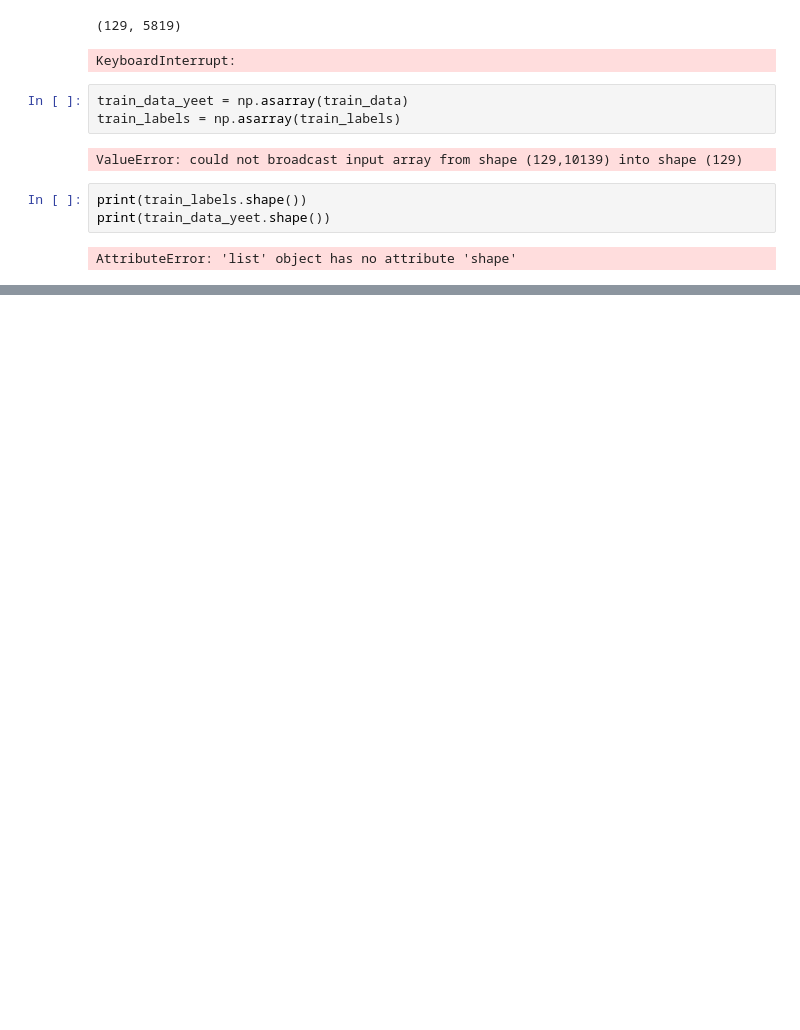
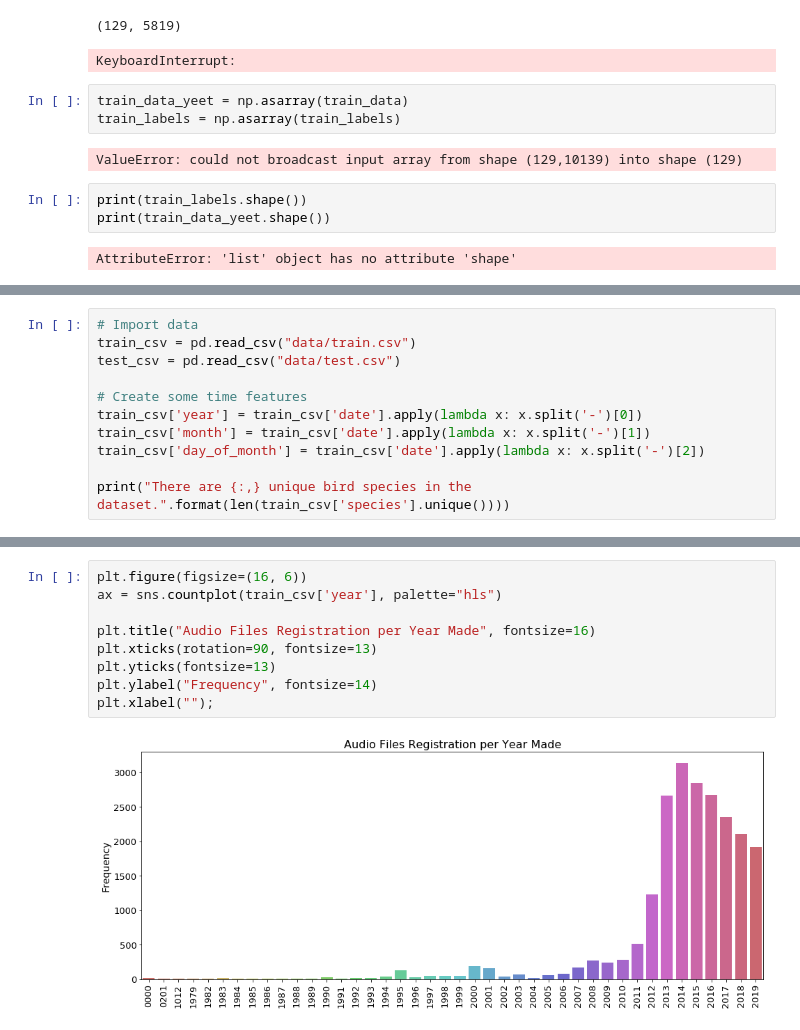
Before and after one commit to mehaKumar/birb, a Jupyter notebook: dataloader.ipynb, the cells around one changed output, grey strips where cells are left out. Cells and saved outputs as stored; diff of their text form; blank space fills up the shorter version.

```diff
--- a/dataloader.ipynb
+++ b/dataloader.ipynb
@@ -53,0 +82,11 @@ AttributeError: 'list' object has no attribute 'shape'
+# %%
+# Import data
+train_csv = pd.read_csv("data/train.csv")
+test_csv = pd.read_csv("data/test.csv")
+
+# Create some time features
+train_csv['year'] = train_csv['date'].apply(lambda x: x.split('-')[0])
+train_csv['month'] = train_csv['date'].apply(lambda x: x.split('-')[1])
+train_csv['day_of_month'] = train_csv['date'].apply(lambda x: x.split('-')[2])
+
+print("There are {:,} unique bird species in the dataset.".format(len(train_csv['species'].unique())))
@@ -53,0 +112,11 @@ AttributeError: 'list' object has no attribute 'shape'
+# %%
+plt.figure(figsize=(16, 6))
+ax = sns.countplot(train_csv['year'], palette="hls")
+
+plt.title("Audio Files Registration per Year Made", fontsize=16)
+plt.xticks(rotation=90, fontsize=13)
+plt.yticks(fontsize=13)
+plt.ylabel("Frequency", fontsize=14)
+plt.xlabel("");
+# %% [output]
+[figure, added]
```
Also changed, not shown: parts of 7 cells of this notebook.
